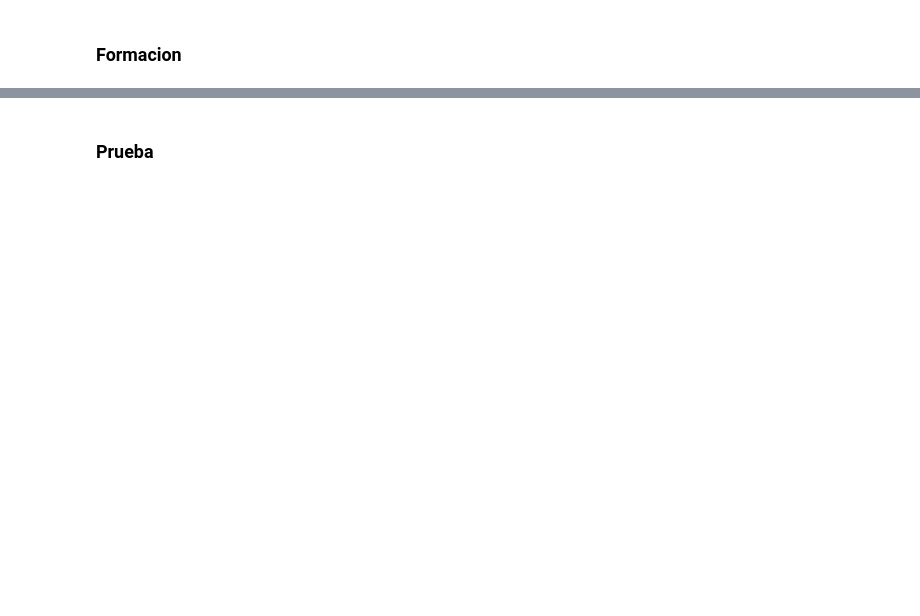
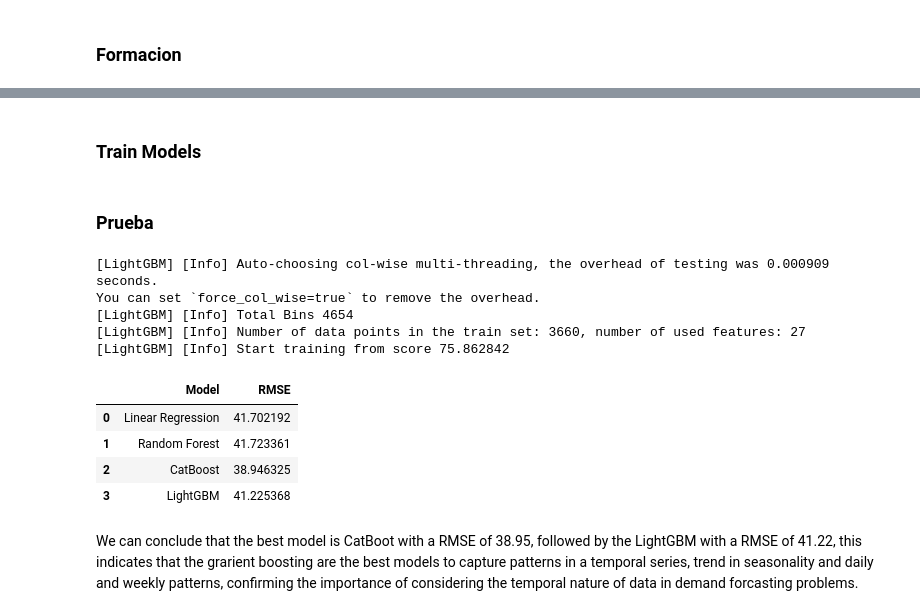
Before and after one commit to jovanespinosa108/Sweet-Lift-Taxi-Predicting-Demand-at-Rush-Hour---Sprint-15, a Jupyter notebook: taxi_predicting_demand.ipynb, the cells around one changed output, grey strips where cells are left out. Saved outputs shown, nothing was run; the diff lists cells and outputs as text; code cells hidden in the pictures; blank space fills up the shorter version.

```diff
--- a/taxi_predicting_demand.ipynb
+++ b/taxi_predicting_demand.ipynb
@@ -168,2 +237,38 @@ plt.show()
+# %% [markdown]
+### Train Models
+# %%
+# Train models
+
+models = {
+    'Linear Regression': LinearRegression(),
+    'Random Forest': RandomForestRegressor(n_estimators=100, random_state=42),
+    'CatBoost': CatBoostRegressor(verbose=0, random_state=42),
+    'LightGBM': LGBMRegressor(random_state=42)
+}
 # %% [markdown]
 ### Prueba
+# %%
+# Test models training and evaluation
+results = []
+for name, model in models.items():
+    model.fit(X_train,y_train)
+    y_pred = model.predict(X_test)
+    rmse = np.sqrt(mean_squared_error(y_test, y_pred))
+    results.append((name,rmse))
+
+#
+results_df = pd.DataFrame(results, columns=["Model", "RMSE"])
+display(results_df)
+# %% [output]
+[LightGBM] [Info] Auto-choosing col-wise multi-threading, the overhead of testing was 0.000909 seconds.
+You can set `force_col_wise=true` to remove the overhead.
+[LightGBM] [Info] Total Bins 4654
+[LightGBM] [Info] Number of data points in the train set: 3660, number of used features: 27
+[LightGBM] [Info] Start training from score 75.862842
+|  | Model | RMSE |
+| 0 | Linear Regression | 41.702192 |
+| 1 | Random Forest | 41.723361 |
+| 2 | CatBoost | 38.946325 |
+| 3 | LightGBM | 41.225368 |
+# %% [markdown]
+We can conclude that the best model is CatBoot with a RMSE of 38.95, followed by the LightGBM with a RMSE of 41.22, this indicates that the grarient boosting are the best models to capture patterns in a temporal series, trend in seasonality and daily and weekly patterns, confirming the importance of considering the temporal nature of data in demand forcasting problems.
```
Also changed, not shown: parts of 4 cells of this notebook, 5 other files.
